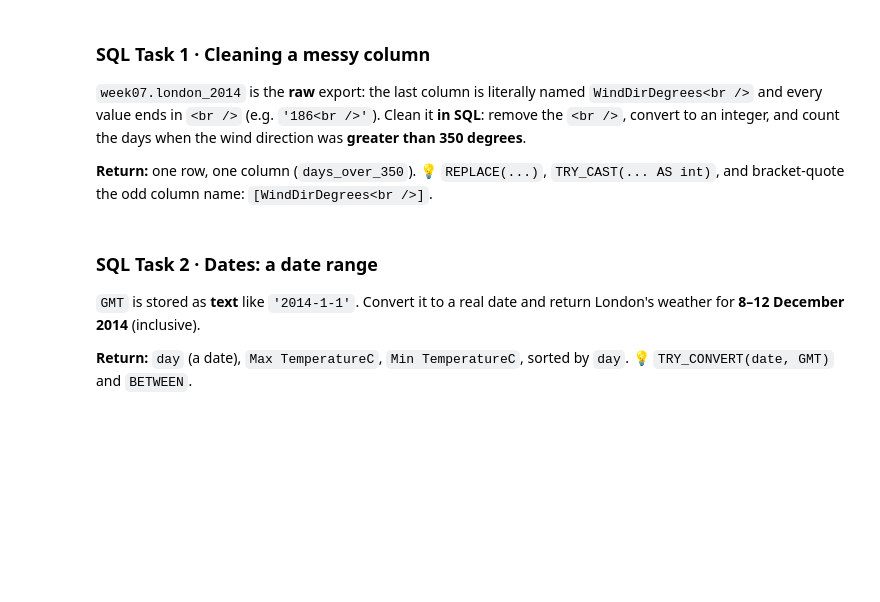
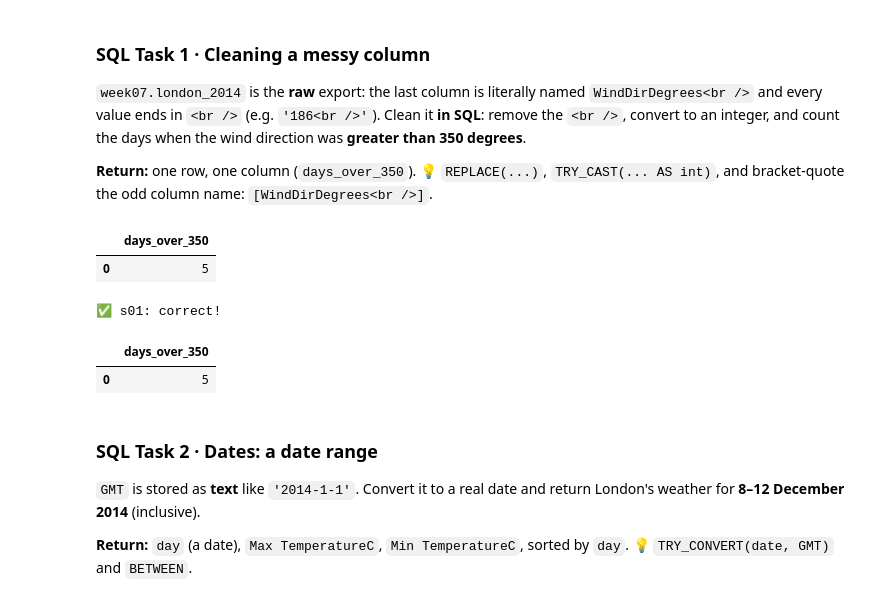
Before and after one commit to Dev-Divine-Peace/DataraFlow, a Jupyter notebook: Week 6/db/Week-7 Take Home.ipynb, the cells around one changed output. Drawn from its saved outputs; the diff is of its cells as text; code cells hidden in the pictures; blank space fills up the shorter version.

```diff
--- a/Week 6/db/Week-7 Take Home.ipynb
+++ b/Week 6/db/Week-7 Take Home.ipynb
@@ -1419,9 +1421,17 @@ count the days when the wind direction was **greater than 350 degrees**.
 💡 `REPLACE(...)`, `TRY_CAST(... AS int)`, and bracket-quote the odd column name: `[WindDirDegrees<br />]`.
 # %%
 SQL_01 = """
-
+SELECT COUNT(*) AS days_over_350
+FROM week07.london_2014
+WHERE TRY_CAST(REPLACE([WindDirDegrees<br />], '<br />', '') AS int) > 350;
 """
 p.sql("s01", SQL_01)
+# %% [output]
+|  | days_over_350 |
+| 0 | 5 |
+✅ s01: correct!
+|  | days_over_350 |
+| 0 | 5 |
 # %% [markdown]
 ### SQL Task 2 · Dates: a date range
 
```
Also changed, not shown: parts of 6 cells of this notebook.
